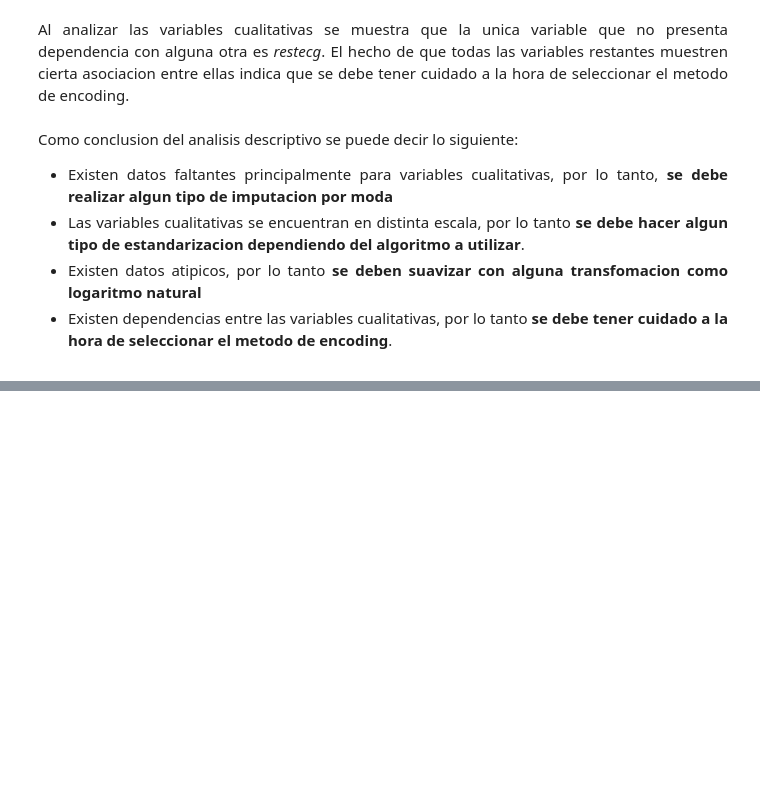
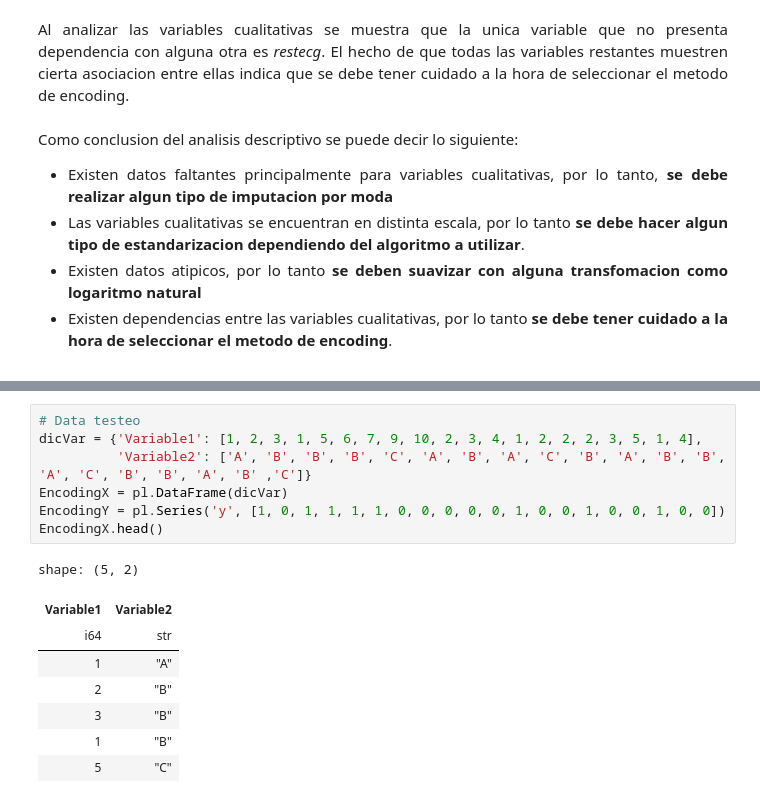
Before and after one commit to j220493/AnalisisEncodingCategoricalVariables, a Jupyter notebook: analisis.ipynb, the cells around one changed output, grey strips where cells are left out. Drawn from its saved outputs; the diff is of its cells as text; blank space fills up the shorter version.

```diff
--- a/analisis.ipynb
+++ b/analisis.ipynb
@@ -238,0 +248,16 @@ Como conclusion del analisis descriptivo se puede decir lo siguiente:
+# %%
+# Data testeo
+dicVar = {'Variable1': [1, 2, 3, 1, 5, 6, 7, 9, 10, 2, 3, 4, 1, 2, 2, 2, 3, 5, 1, 4],
+          'Variable2': ['A', 'B', 'B', 'B', 'C', 'A', 'B', 'A', 'C', 'B', 'A', 'B', 'B', 'A', 'C', 'B', 'B', 'A', 'B' ,'C']}
+EncodingX = pl.DataFrame(dicVar)
+EncodingY = pl.Series('y', [1, 0, 1, 1, 1, 1, 0, 0, 0, 0, 0, 1, 0, 0, 1, 0, 0, 1, 0, 0])
+EncodingX.head()
+# %% [output]
+shape: (5, 2)
+| Variable1 | Variable2 |
+| i64 | str |
+| 1 | "A" |
+| 2 | "B" |
+| 3 | "B" |
+| 1 | "B" |
+| 5 | "C" |
```
Also changed, not shown: parts of 12 cells of this notebook.
